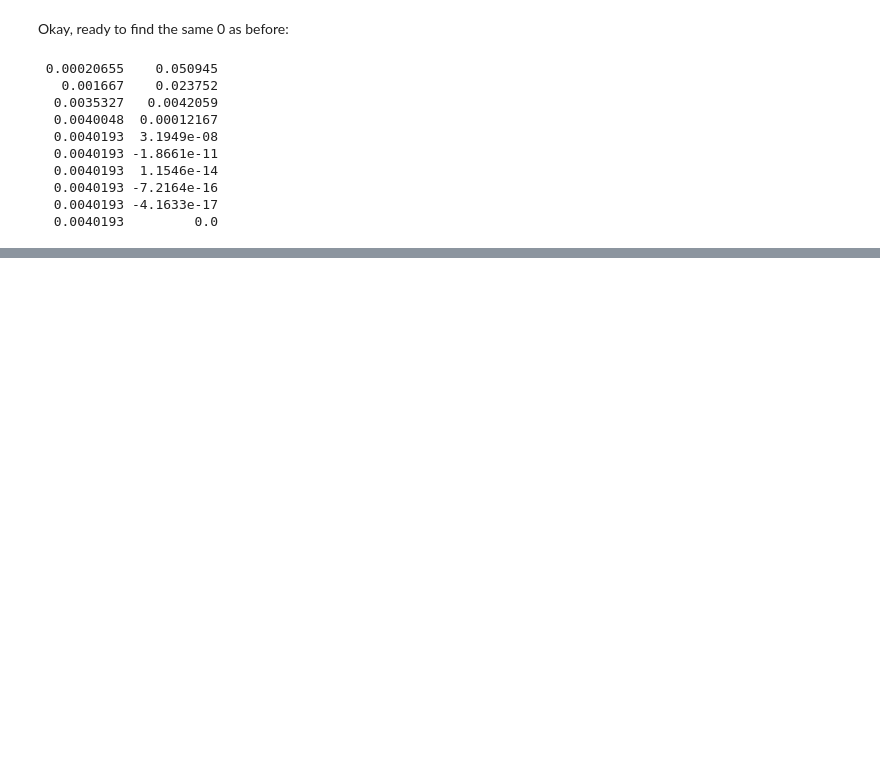
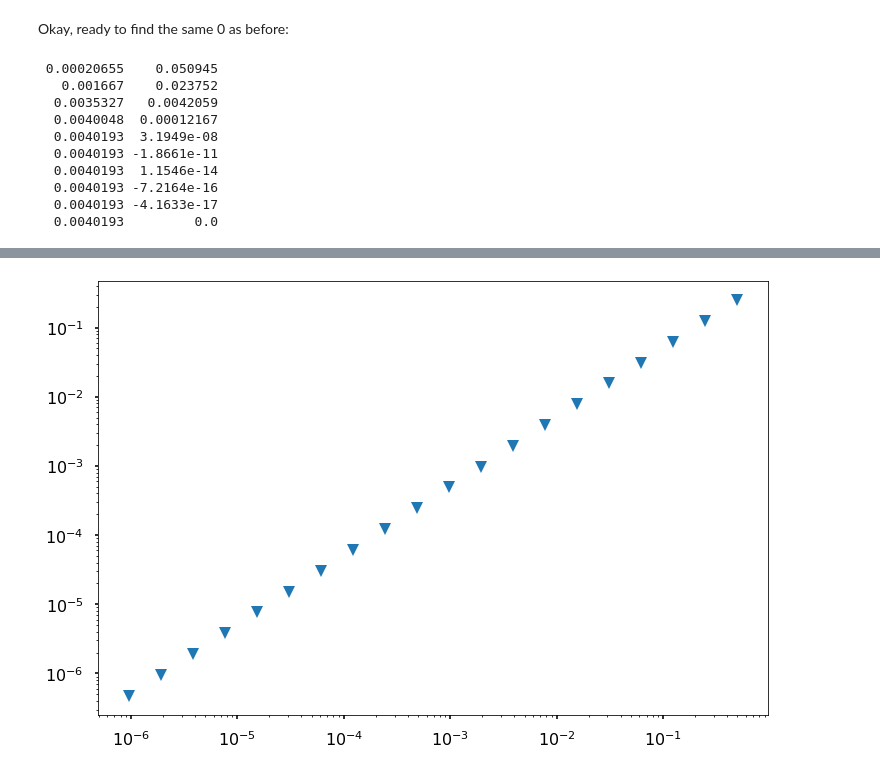
Before and after one commit to ahromero/ComputationalPhysics, a Jupyter notebook: notebook_lectures/week6-7/Differentiation.ipynb, the cells around one changed output, grey strips where cells are left out. Cells and saved outputs as stored; diff of their text form; code cells hidden in the pictures; blank space fills up the shorter version.

```diff
--- a/notebook_lectures/week6-7/Differentiation.ipynb
+++ b/notebook_lectures/week6-7/Differentiation.ipynb
@@ -297,0 +344,37 @@ for i in range(10):
+# %%
+# define step size
+h = 1
+# define number of iterations to perform
+iterations = 20
+# list to store our step sizes
+step_size = []
+# list to store max error for each step size
+max_error = []
+
+for i in range(iterations):
+    # halve the step size
+    h /= 2
+    # store this step size
+    step_size.append(h)
+    # compute new grid
+    x = np.arange(0, 2 * np.pi, h)
+    # compute function value at grid
+    y = np.cos(x)
+    # compute vector of forward differences
+    forward_diff = np.diff(y)/h
+    # compute corresponding grid
+    x_diff = x[:-1]
+    # compute exact solution
+    exact_solution = -np.sin(x_diff)
+
+    # Compute max error between
+    # numerical derivative and exact solution
+    max_error.append(\
+            max(abs(exact_solution - forward_diff)))
+
+# produce log-log plot of max error versus step size
+plt.figure(figsize = (12, 8))
+plt.loglog(step_size, max_error, 'v')
+plt.show()
+# %% [output]
+[figure, added]
```
Also changed, not shown: parts of 5 cells of this notebook, 2 other files.
